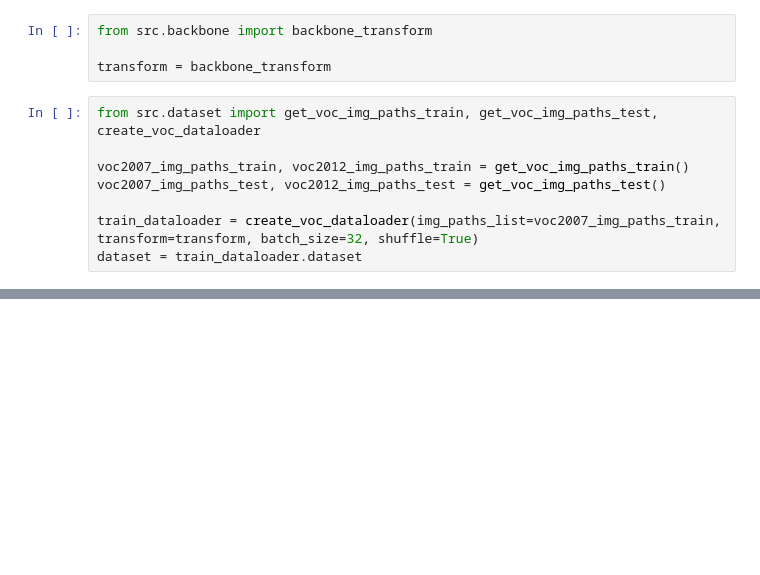
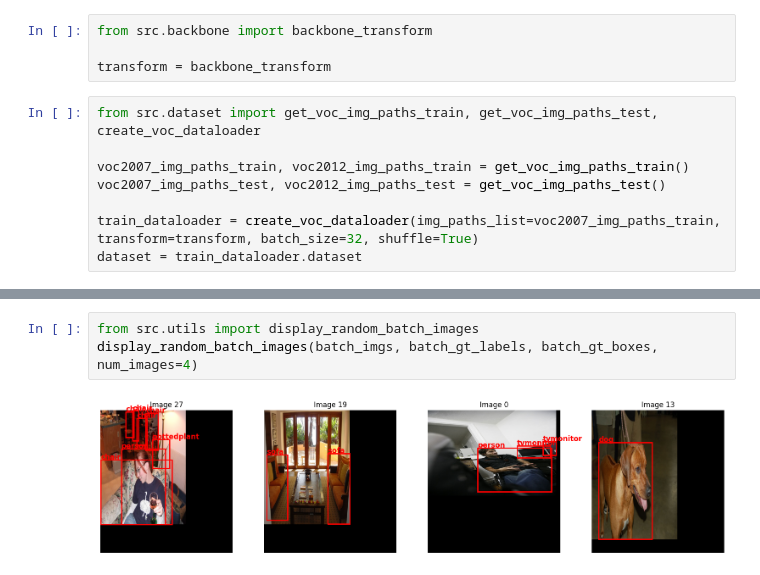
Before and after one commit to 0Curious0/faster-rcnn-resnet-pytorch, a Jupyter notebook: notebooks/building_rpn.ipynb, the cells around one changed output, grey strips where cells are left out. Cells and saved outputs as stored; diff of their text form; blank space fills up the shorter version.

Commit message:
Built RPN Head and RPN Loss added to rpn.py, added fn Display random batch images in utils.py

```diff
--- a/notebooks/building_rpn.ipynb
+++ b/notebooks/building_rpn.ipynb
@@ -37,3 +72,8 @@ display_random_images_with_annotations(dataset)
+# %%
+from src.utils import display_random_batch_images
+display_random_batch_images(batch_imgs, batch_gt_labels, batch_gt_boxes, num_images=4)
+# %% [output]
+[figure, added]
 # %%
 from src.backbone import Backbone
 import torch
```
Also changed, not shown: parts of 13 cells of this notebook, 3 other files.
